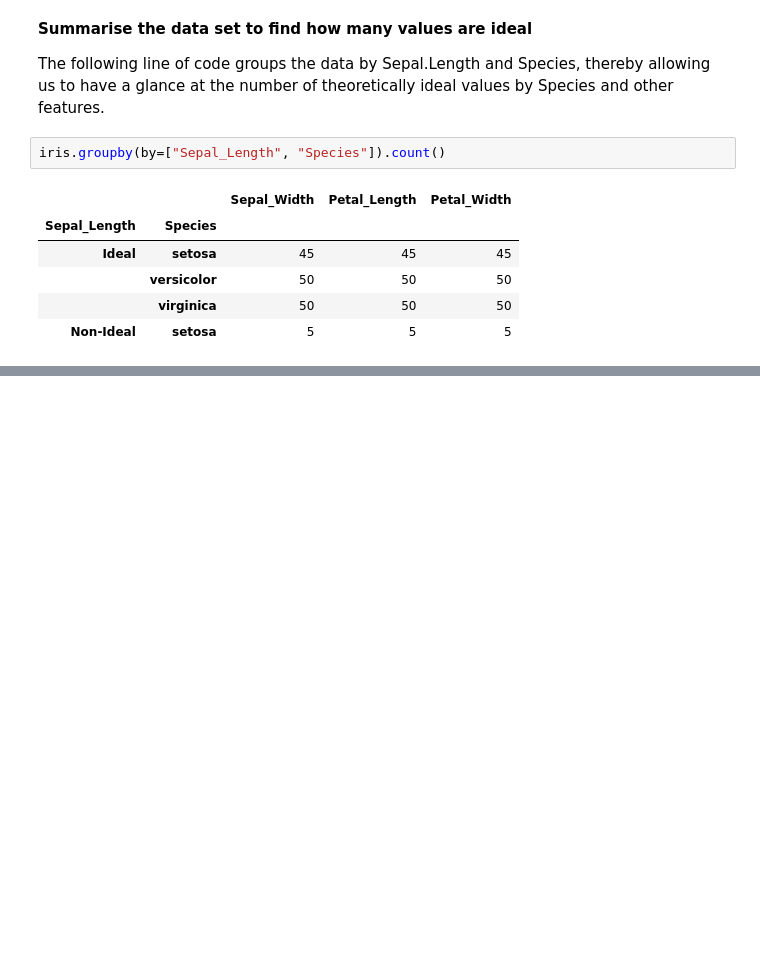
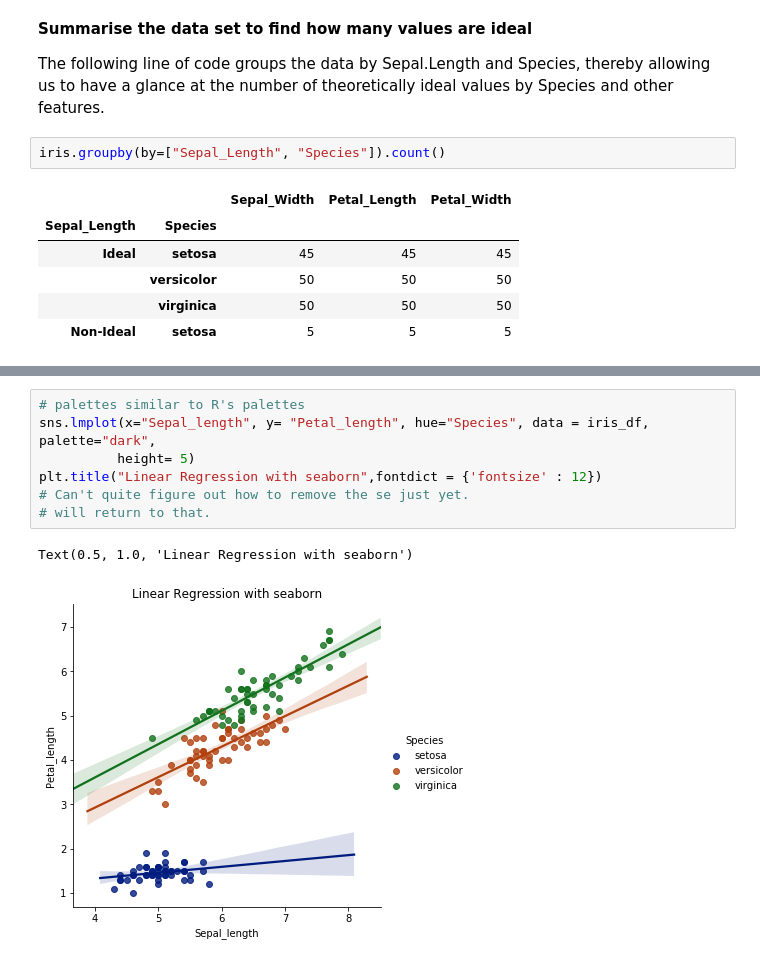
Before and after one commit to Nelson-Gon/sweetpy, a Jupyter notebook: flowers_and_pandas.ipynb, the cells around one changed output, grey strips where cells are left out. Cells and saved outputs as stored; diff of their text form; blank space fills up the shorter version.

```diff
--- a/flowers_and_pandas.ipynb
+++ b/flowers_and_pandas.ipynb
@@ -144,0 +201,10 @@ iris.groupby(by=["Sepal_Length", "Species"]).count()
+# %%
+# palettes similar to R's palettes
+sns.lmplot(x="Sepal_length", y= "Petal_length", hue="Species", data = iris_df, palette="dark",
+          height= 5)
+plt.title("Linear Regression with seaborn",fontdict = {'fontsize' : 12})
+# Can't quite figure out how to remove the se just yet.
+# will return to that.
+# %% [output]
+Text(0.5, 1.0, 'Linear Regression with seaborn')
+[figure, added]
```
Also changed, not shown: parts of 14 cells of this notebook.
